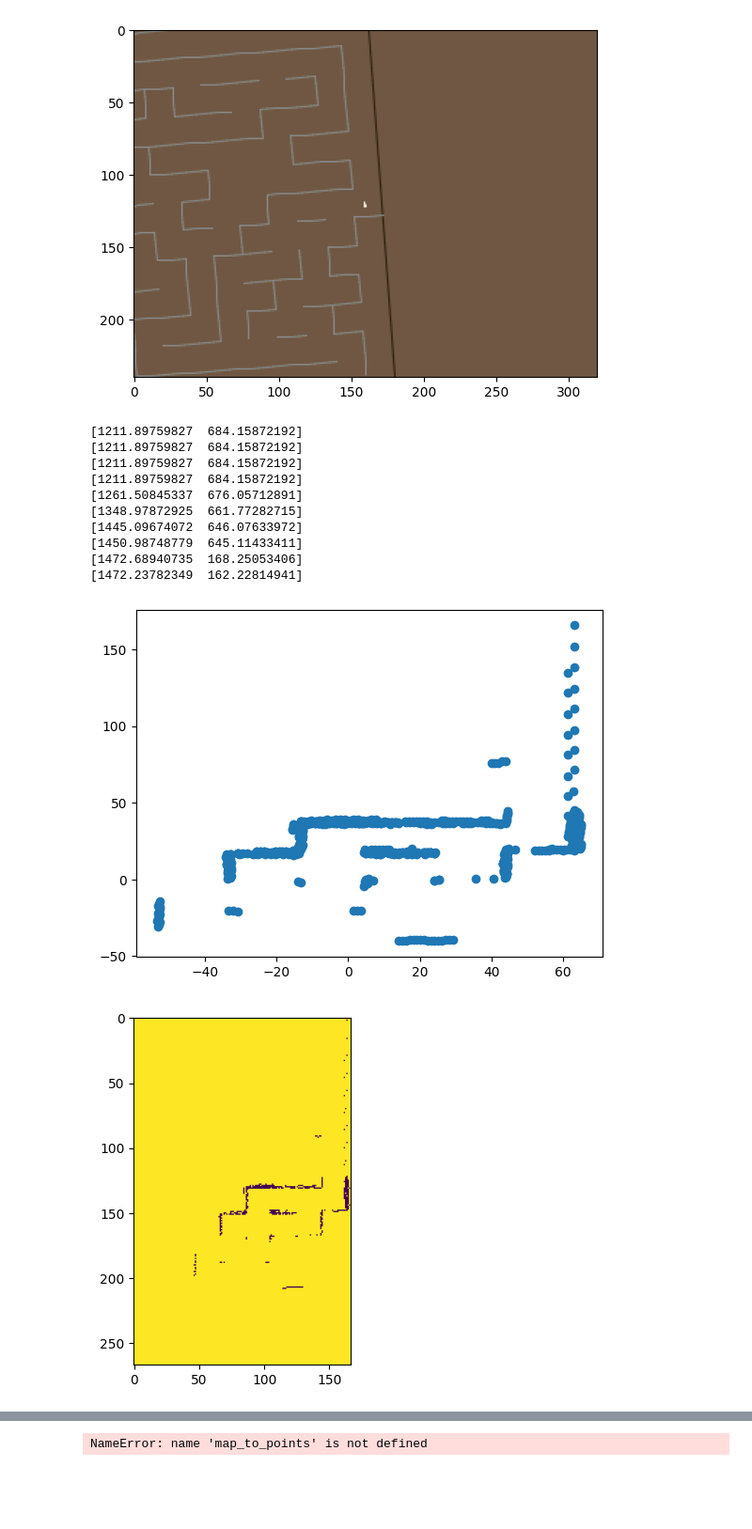
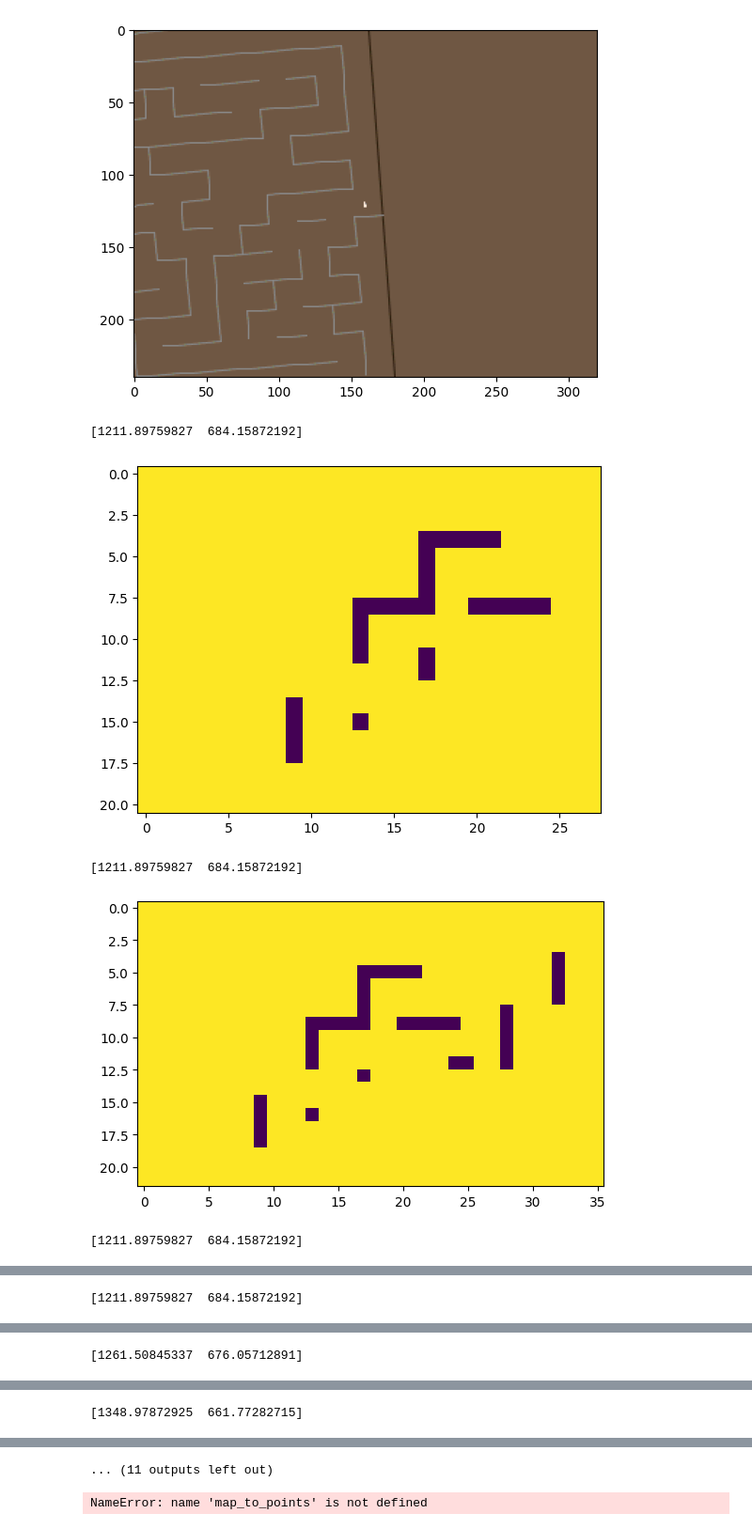
Before and after one commit to Dart-ilder/GoSlayer, a Jupyter notebook: notebooks/local_map_recostruction.ipynb, the cells around one changed output, grey strips where cells are left out. Shown at 94% size. Saved outputs shown, nothing was run; the diff lists cells and outputs as text; code cells hidden in the pictures; blank space fills up the shorter version.

Commit message:
remove zone Identifier. Add to_grid

```diff
--- a/notebooks/local_map_recostruction.ipynb
+++ b/notebooks/local_map_recostruction.ipynb
@@ -146,6 +146,10 @@ vars.append(st.game_variables)
 [figure]
 [figure]
 # %%
+import sys
+sys.path.append('../PathPlanning')
+from planning import to_grid
+
 def make_action(game, action, frames):
     game.make_action(action, frames)
     st = game.get_state()
@@ -171,8 +175,8 @@ def pts_to_map(pts):
     max_y = max(abs(pt[1]) for pt in pts)
 
     # Add some padding and make sure dimensions are large enough for all points
-    size_x = max_x + 2
-    size_y = max_y + 2
+    size_x = max_x + 20
+    size_y = max_y + 20
     map = np.full((int(size_x), int(size_y)), 255)
     for pt in pts:
         # Shift coordinates to be non-negative
@@ -190,41 +194,39 @@ def rot_pts(pts, ang):
 start_ang = vars[0][3]
 start_coords = np.array(vars[0][:2])
 #start_coords = np.array([start_coords[1], start_coords[0]])
 global_pts = []
 
 for i in range(len(maps)):
     pts = np.array(map_to_pts(maps[i]))
     coords = np.array(vars[i][:2])
     #coords = np.array([coords[1], coords[0]])
     ang = vars[i][3]  # Get relative angle from start
     coords_diff = coords - start_coords
 
     # First rotate points based on agent's rotation
     pts = rot_pts(pts, ang)
     coords_diff = coords_diff * np.array([-1, 1])
     # Then translate based on agent position
     pts = pts - coords_diff*(1/10)
     print(coords)
     global_pts.extend(pts)
 
+    temp_map = pts_to_map(global_pts + np.array((50, 100)))
+    temp_grid = to_grid(temp_map, cell_size=5)
+    plt.imshow(temp_grid)
+    plt.show()
+
 plt.scatter([p[1] for p in global_pts], [p[0] for p in global_pts])
 plt.show()
 global_map = pts_to_map(global_pts + np.array((100, 100)))
 plt.imshow(global_map)
 plt.show()
 
 plt.imshow(gt_map)
 plt.show()
 # %% [output]
 [1211.89759827  684.15872192]
-[1211.89759827  684.15872192]
-[1211.89759827  684.15872192]
-[1211.89759827  684.15872192]
-[1261.50845337  676.05712891]
-[1348.97872925  661.77282715]
-[1445.09674072  646.07633972]
-[1450.98748779  645.11433411]
-[1472.68940735  168.25053406]
-[1472.23782349  162.22814941]
-[figure, old version]
+[figure, new version]
+[1211.89759827  684.15872192]
-[figure, old version]
+[figure, new version]
+[1211.89759827  684.15872192]
@@ -231,0 +234 @@ plt.show()
+[1211.89759827  684.15872192]
@@ -231,0 +236 @@ plt.show()
+[1261.50845337  676.05712891]
@@ -231,0 +238 @@ plt.show()
+[1348.97872925  661.77282715]
@@ -232,3 +240,4 @@ plt.show()
+... (11 outputs left out)
 # %%
 pts = map_to_points(maps[0])
 plt.imshow(maps[0])
```
Also changed, not shown: parts of 1 cell of this notebook, 3 other files.
